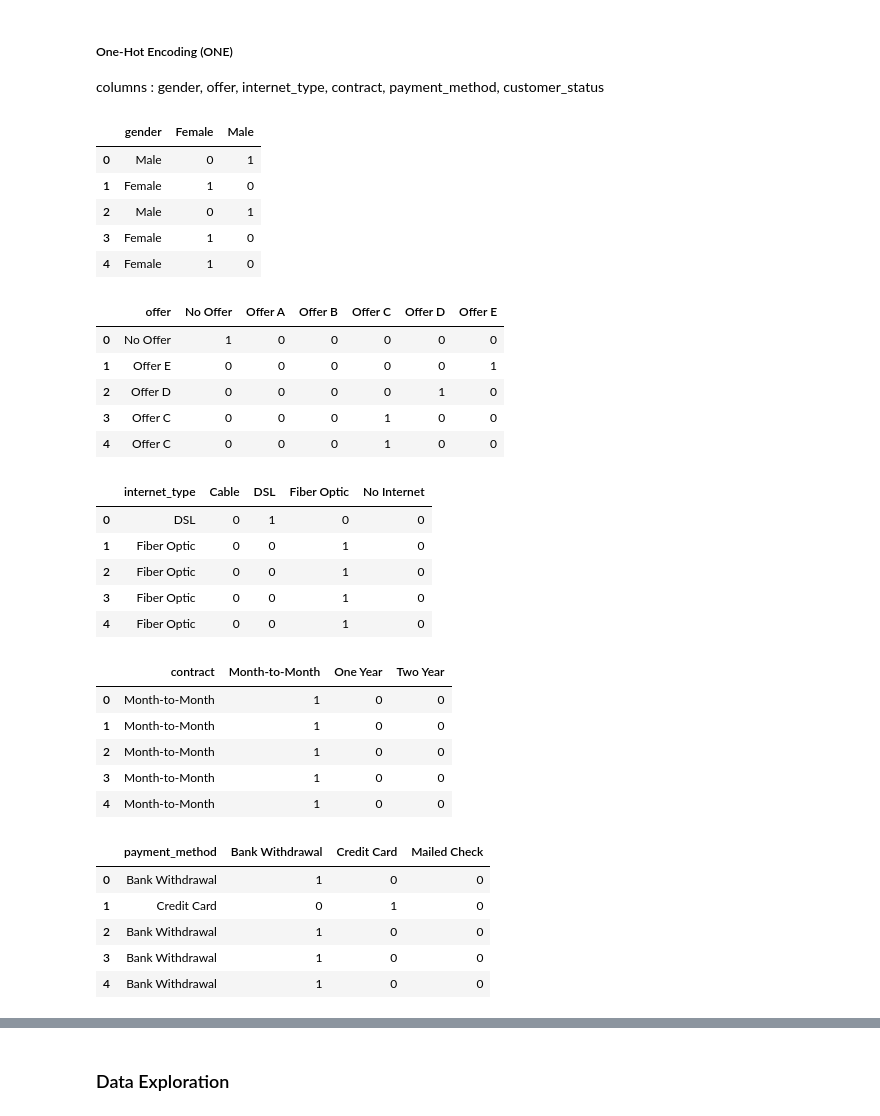
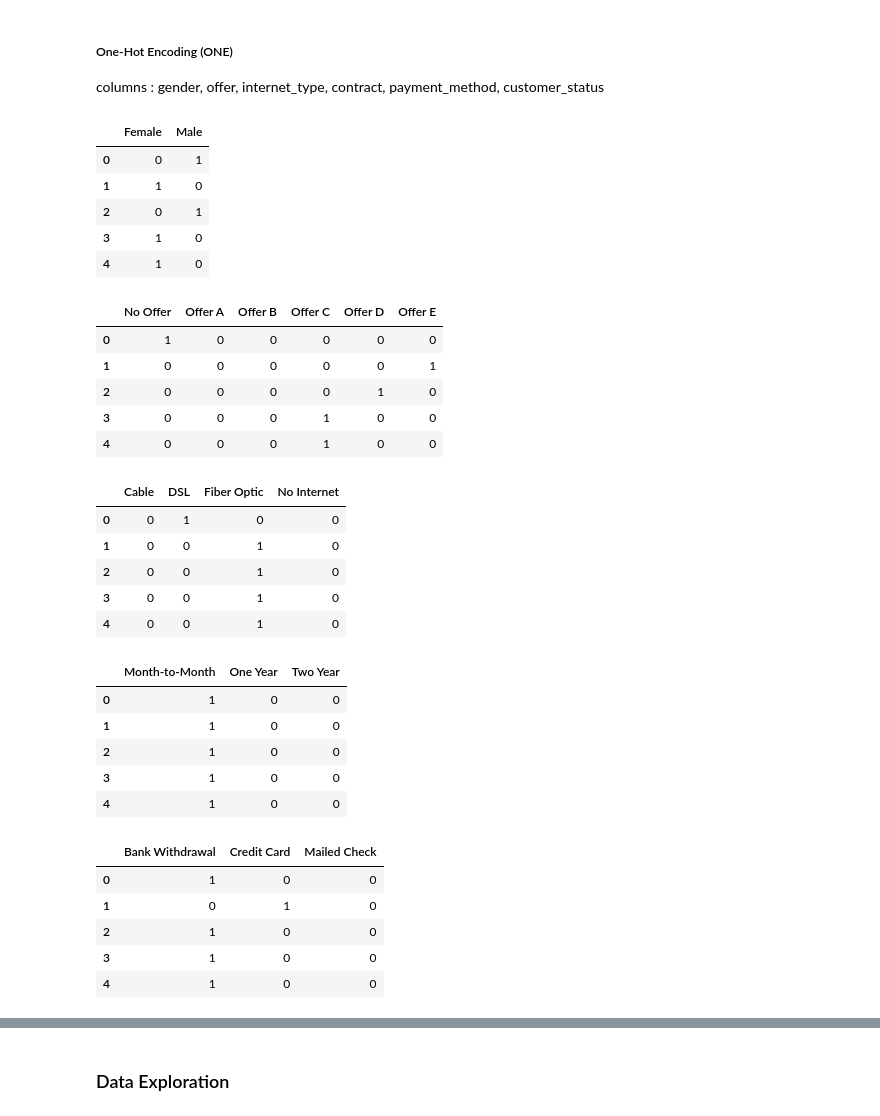
Before and after one commit to COny7897/Data_analytics, a Jupyter notebook: notebook.ipynb, the cells around one changed output, grey strips where cells are left out. Cells and saved outputs as stored; diff of their text form; code cells hidden in the pictures.

```diff
--- a/notebook.ipynb
+++ b/notebook.ipynb
@@ -91,53 +115,58 @@ oe_df.head()
 
 columns : gender, offer, internet_type, contract, payment_method, customer_status
 # %%
-gender_df = pd.concat([df['gender'], pd.get_dummies(df['gender'], dtype=int)], axis=1)
+# gender_df = pd.concat([df['gender'], pd.get_dummies(df['gender'], dtype=int)], axis=1)
+gender_df = pd.concat([pd.get_dummies(df['gender'], dtype=int)], axis=1)
 gender_df.head()
 # %% [output]
-|  | gender | Female | Male |
-| 0 | Male | 0 | 1 |
-| 1 | Female | 1 | 0 |
-| 2 | Male | 0 | 1 |
-| 3 | Female | 1 | 0 |
-| 4 | Female | 1 | 0 |
+|  | Female | Male |
+| 0 | 0 | 1 |
+| 1 | 1 | 0 |
+| 2 | 0 | 1 |
+| 3 | 1 | 0 |
+| 4 | 1 | 0 |
 # %%
-offer_df = pd.concat([df['offer'], pd.get_dummies(df['offer'], dtype=int)], axis=1)
+# offer_df = pd.concat([df['offer'], pd.get_dummies(df['offer'], dtype=int)], axis=1)
+offer_df = pd.concat([pd.get_dummies(df['offer'], dtype=int)], axis=1)
 offer_df.head()
 # %% [output]
-|  | offer | No Offer | Offer A | Offer B | Offer C | Offer D | Offer E |
-| 0 | No Offer | 1 | 0 | 0 | 0 | 0 | 0 |
-| 1 | Offer E | 0 | 0 | 0 | 0 | 0 | 1 |
-| 2 | Offer D | 0 | 0 | 0 | 0 | 1 | 0 |
-| 3 | Offer C | 0 | 0 | 0 | 1 | 0 | 0 |
-| 4 | Offer C | 0 | 0 | 0 | 1 | 0 | 0 |
+|  | No Offer | Offer A | Offer B | Offer C | Offer D | Offer E |
+| 0 | 1 | 0 | 0 | 0 | 0 | 0 |
+| 1 | 0 | 0 | 0 | 0 | 0 | 1 |
+| 2 | 0 | 0 | 0 | 0 | 1 | 0 |
+| 3 | 0 | 0 | 0 | 1 | 0 | 0 |
+| 4 | 0 | 0 | 0 | 1 | 0 | 0 |
 # %%
-internet_type_df = pd.concat([df['internet_type'], pd.get_dummies(df['internet_type'], dtype=int)], axis=1)
+# internet_type_df = pd.concat([df['internet_type'], pd.get_dummies(df['internet_type'], dtype=int)], axis=1)
+internet_type_df = pd.concat([pd.get_dummies(df['internet_type'], dtype=int)], axis=1)
 internet_type_df.head()
 # %% [output]
-|  | internet_type | Cable | DSL | Fiber Optic | No Internet |
-| 0 | DSL | 0 | 1 | 0 | 0 |
-| 1 | Fiber Optic | 0 | 0 | 1 | 0 |
-| 2 | Fiber Optic | 0 | 0 | 1 | 0 |
-| 3 | Fiber Optic | 0 | 0 | 1 | 0 |
-| 4 | Fiber Optic | 0 | 0 | 1 | 0 |
+|  | Cable | DSL | Fiber Optic | No Internet |
+| 0 | 0 | 1 | 0 | 0 |
+| 1 | 0 | 0 | 1 | 0 |
+| 2 | 0 | 0 | 1 | 0 |
+| 3 | 0 | 0 | 1 | 0 |
+| 4 | 0 | 0 | 1 | 0 |
 # %%
-contract_df = pd.concat([df['contract'], pd.get_dummies(df['contract'], dtype=int)], axis=1)
+# contract_df = pd.concat([df['contract'], pd.get_dummies(df['contract'], dtype=int)], axis=1)
+contract_df = pd.concat([pd.get_dummies(df['contract'], dtype=int)], axis=1)
 contract_df.head()
 # %% [output]
-|  | contract | Month-to-Month | One Year | Two Year |
-| 0 | Month-to-Month | 1 | 0 | 0 |
-| 1 | Month-to-Month | 1 | 0 | 0 |
-| 2 | Month-to-Month | 1 | 0 | 0 |
-| 3 | Month-to-Month | 1 | 0 | 0 |
-| 4 | Month-to-Month | 1 | 0 | 0 |
+|  | Month-to-Month | One Year | Two Year |
+| 0 | 1 | 0 | 0 |
+| 1 | 1 | 0 | 0 |
+| 2 | 1 | 0 | 0 |
+| 3 | 1 | 0 | 0 |
+| 4 | 1 | 0 | 0 |
 # %%
-payment_method_df = pd.concat([df['payment_method'], pd.get_dummies(df['payment_method'], dtype=int)], axis=1)
+# payment_method_df = pd.concat([df['payment_method'], pd.get_dummies(df['payment_method'], dtype=int)], axis=1)
+payment_method_df = pd.concat([pd.get_dummies(df['payment_method'], dtype=int)], axis=1)
 payment_method_df.head()
 # %% [output]
-|  | payment_method | Bank Withdrawal | Credit Card | Mailed Check |
-| 0 | Bank Withdrawal | 1 | 0 | 0 |
-| 1 | Credit Card | 0 | 1 | 0 |
-| 2 | Bank Withdrawal | 1 | 0 | 0 |
-| 3 | Bank Withdrawal | 1 | 0 | 0 |
-| 4 | Bank Withdrawal | 1 | 0 | 0 |
+|  | Bank Withdrawal | Credit Card | Mailed Check |
+| 0 | 1 | 0 | 0 |
+| 1 | 0 | 1 | 0 |
+| 2 | 1 | 0 | 0 |
+| 3 | 1 | 0 | 0 |
+| 4 | 1 | 0 | 0 |
 # %%
```
Also changed, not shown: parts of 12 cells of this notebook.
